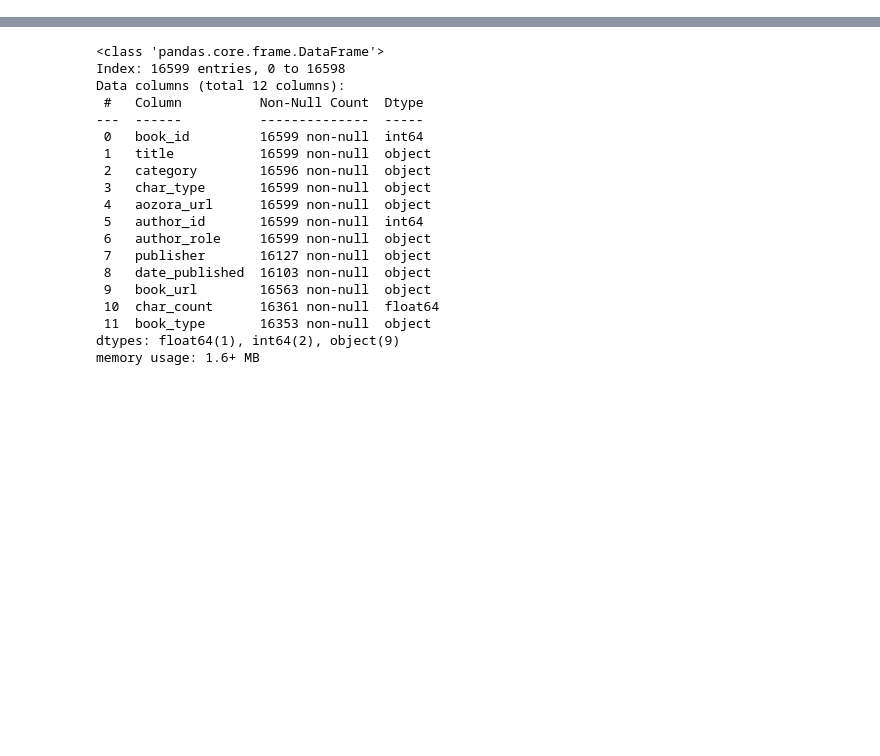
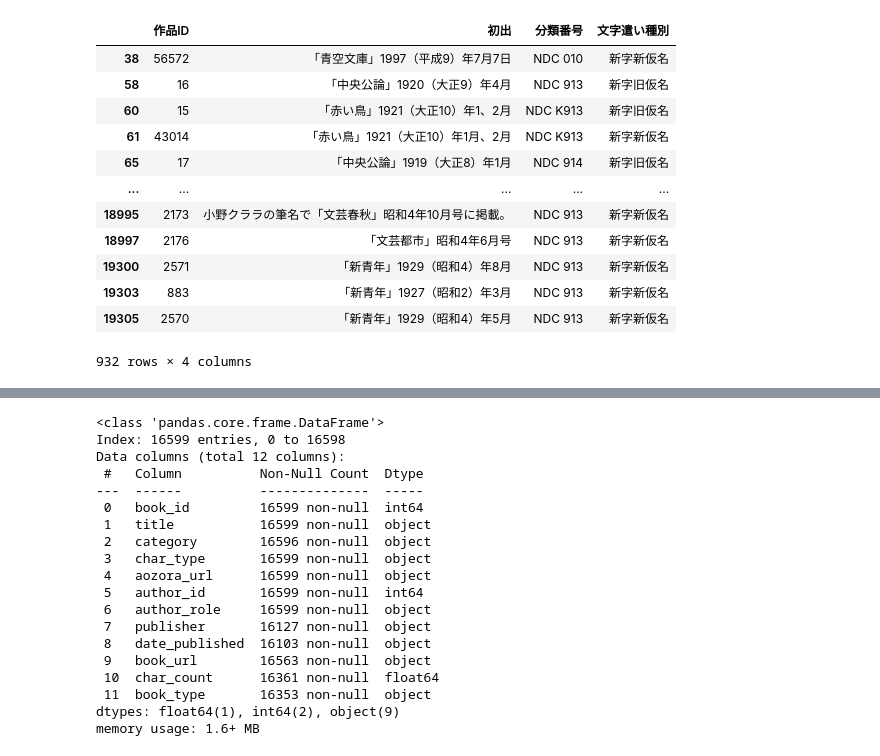
Before and after one commit to j-chowder/japanese_literature, a Jupyter notebook: eda.ipynb, the cells around one changed output, grey strips where cells are left out. Drawn from its saved outputs; the diff is of its cells as text; code cells hidden in the pictures; blank space fills up the shorter version.

```diff
--- a/eda.ipynb
+++ b/eda.ipynb
@@ -5,0 +45,18 @@ import seaborn as sns
+# %%
+new_years = info[info['作品ID'].isin(add)].drop_duplicates(subset=['作品ID'])
+# %%
+new_years
+# %% [output]
+|  | 作品ID | 初出 | 分類番号 | 文字遣い種別 |
+| 38 | 56572 | 「青空文庫」1997（平成9）年7月7日 | NDC 010 | 新字新仮名 |
+| 58 | 16 | 「中央公論」1920（大正9）年4月 | NDC 913 | 新字旧仮名 |
+| 60 | 15 | 「赤い鳥」1921（大正10）年1、2月 | NDC K913 | 新字旧仮名 |
+| 61 | 43014 | 「赤い鳥」1921（大正10）年1月、2月 | NDC K913 | 新字新仮名 |
+| 65 | 17 | 「中央公論」1919（大正8）年1月 | NDC 914 | 新字旧仮名 |
+| ... | ... | ... | ... | ... |
+| 18995 | 2173 | 小野クララの筆名で「文芸春秋」昭和4年10月号に掲載。 | NDC 913 | 新字新仮名 |
+| 18997 | 2176 | 「文芸都市」昭和4年6月号 | NDC 913 | 新字新仮名 |
+| 19300 | 2571 | 「新青年」1929（昭和4）年8月 | NDC 913 | 新字新仮名 |
+| 19303 | 883 | 「新青年」1927（昭和2）年3月 | NDC 913 | 新字新仮名 |
+| 19305 | 2570 | 「新青年」1929（昭和4）年5月 | NDC 913 | 新字新仮名 |
+932 rows × 4 columns
```
Also changed, not shown: parts of 11 cells of this notebook, 1 other file.
